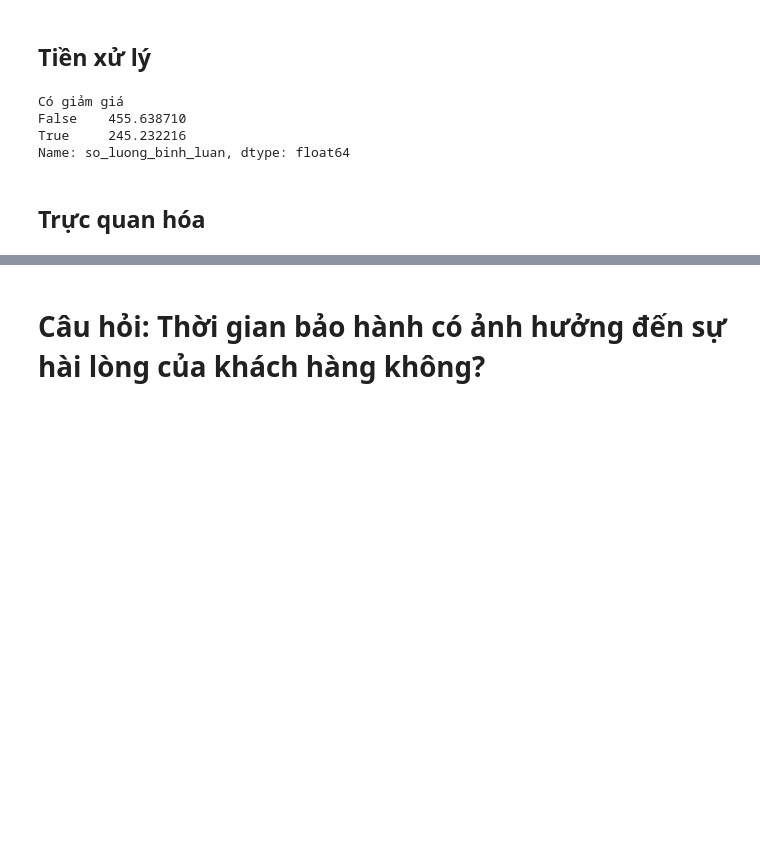
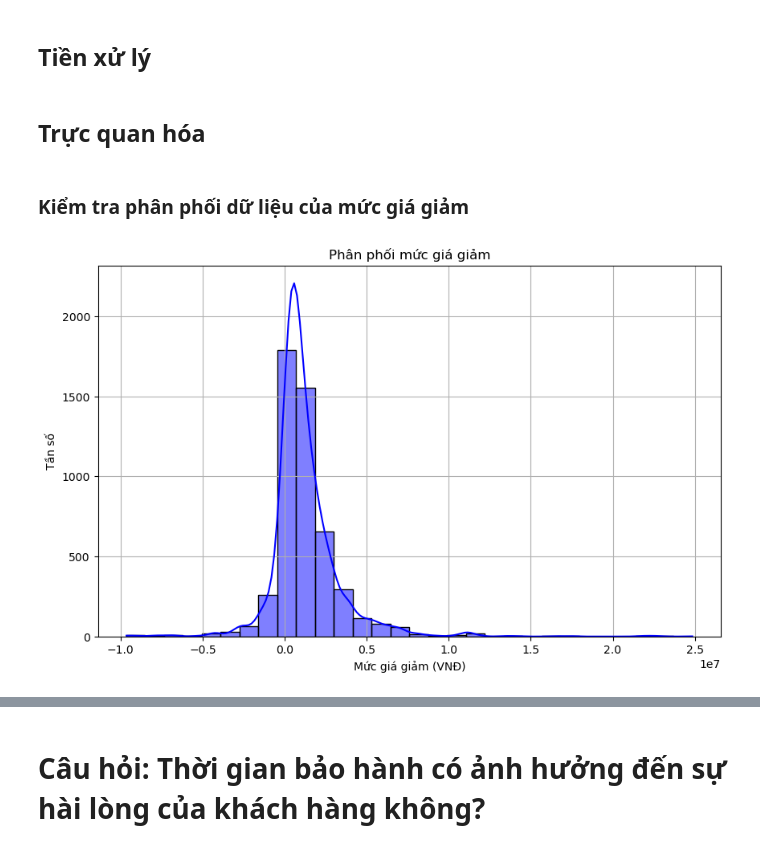
Before and after one commit to Yogurt01/G2_IntroToDataScience_CQ2022-21_Lab, a Jupyter notebook: notebooks/3.0-eda-22120017.ipynb, the cells around one changed output, grey strips where cells are left out. Cells and saved outputs as stored; diff of their text form; code cells hidden in the pictures; blank space fills up the shorter version.

```diff
--- a/notebooks/3.0-eda-22120017.ipynb
+++ b/notebooks/3.0-eda-22120017.ipynb
@@ -100,14 +101,17 @@ df = data[["gia_cu", "gia_moi", "so_luong_binh_luan"]].copy().dropna()
 # Tính toán mức giá giảm = Gía cũ - Gía mới
 df['Mức giá giảm'] = df['gia_cu'] - df['gia_moi']
 df['Có giảm giá'] = df['Mức giá giảm'] > 0
-
-#Tính trung bình lượt đánh giá theo sản phẩm có giảm giá
-mean_rate = df.groupby('Có giảm giá')['so_luong_binh_luan'].mean()
-mean_rate
-# %% [output]
-Có giảm giá
-False    455.638710
-True     245.232216
-Name: so_luong_binh_luan, dtype: float64
 # %% [markdown]
 ## Trực quan hóa
+# %% [markdown]
+### Kiểm tra phân phối dữ liệu của mức giá giảm
+# %%
+plt.figure(figsize=(10, 6))
+sns.histplot(df['Mức giá giảm'], kde=True, bins=30, color='blue')
+plt.title("Phân phối mức giá giảm")
+plt.xlabel("Mức giá giảm (VNĐ)")
+plt.ylabel("Tần số")
+plt.grid()
+plt.show()
+# %% [output]
+[figure, added]
```
Also changed, not shown: parts of 17 cells of this notebook.
